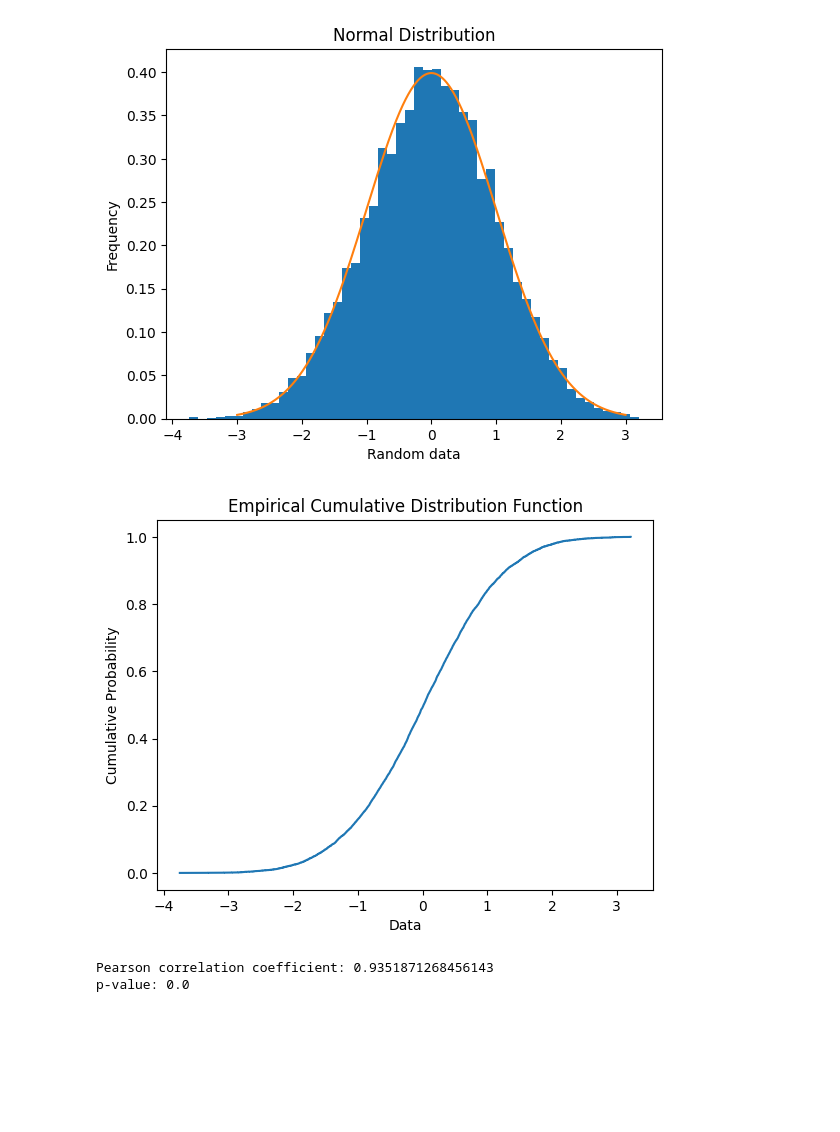
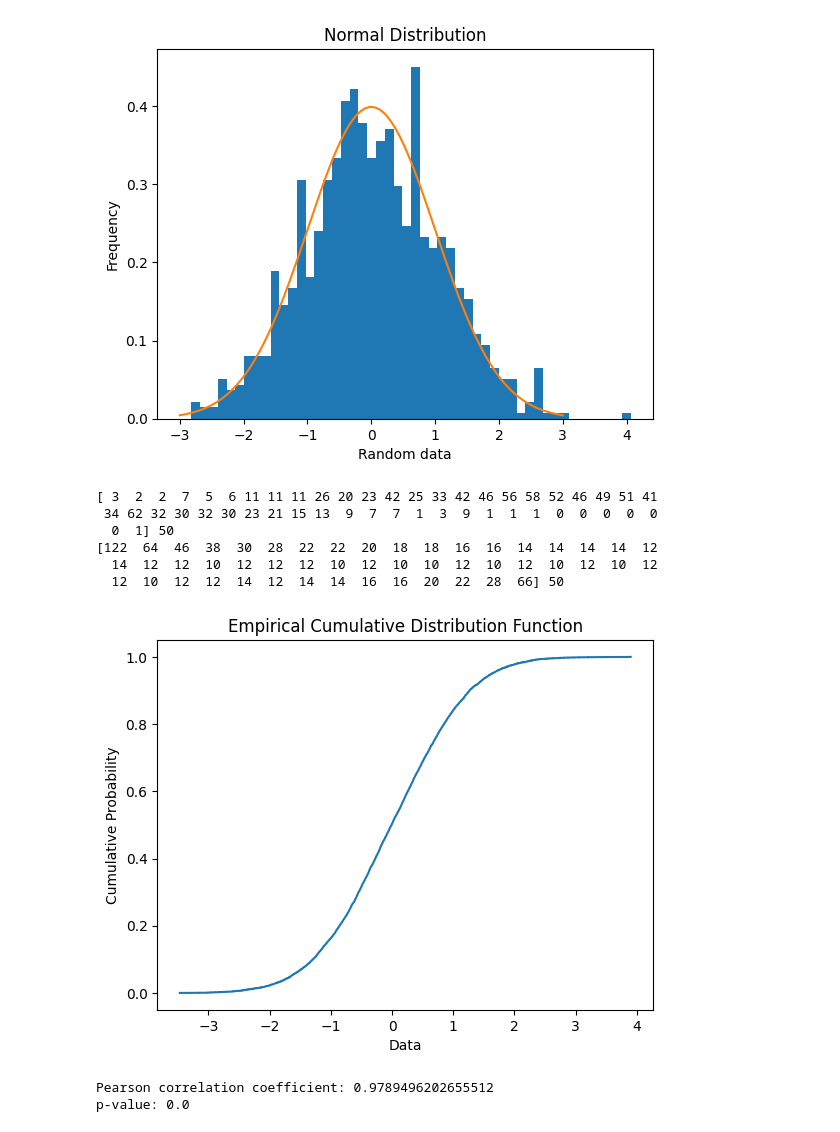
Before and after one commit to Timofey28/Information-Processing-Technologies, a Jupyter notebook: PZ_1/main.ipynb, the cells around one changed output. Saved outputs shown, nothing was run; the diff lists cells and outputs as text; code cells hidden in the pictures; blank space fills up the shorter version.

```diff
--- a/PZ_1/main.ipynb
+++ b/PZ_1/main.ipynb
@@ -38,29 +40,54 @@ temps = data.values
 # %%
 import matplotlib.pyplot as plt
 import numpy as np
 
 mean = 0
 std = 1
+sample_size = 1000
 
 # Generate random data
-random_data = np.random.normal(0, 1, 10000)
+random_data = np.random.normal(0, 1, sample_size)
 
 plt.hist(random_data, bins=50, density=True)
 plt.xlabel('Random data')
 plt.ylabel('Frequency')
 plt.title('Normal Distribution')
 
 # Generate x values for the normal distribution
-x = np.linspace(mean - 3*std, mean + 3*std, 10000)
+x = np.linspace(mean - 3*std, mean + 3*std, sample_size)
 
 # Calculate y values for the normal distribution
 y = (1/(std * np.sqrt(2*np.pi))) * np.exp(-0.5*((x-mean)/std)**2)
 
 # Plot the normal distribution
 plt.plot(x, y)
 plt.show()
 # %% [output]
-[figure, old version]
+[figure, new version]
+# %%
+from scipy.stats import chisquare
+
+# Observed frequencies
+observed_freq, _ = np.histogram(random_data, bins=50)
+
+# Expected frequencies based on the normal distribution
+expected_freq = np.histogram(x, bins=50)[0] * len(random_data)
+
+# Perform the Pearson chi-square test
+chi2, p_value = chisquare(observed_freq, expected_freq)
+
+# Check if the distribution is normal
+if p_value > 0.05:
+    print("The distribution is likely normal.")
+else:
+    print("The distribution is not likely normal.")
+# %% [output]
+[ 3  2  2  7  5  6 11 11 11 26 20 23 42 25 33 42 46 56 58 52 46 49 51 41
+ 34 62 32 30 32 30 23 21 15 13  9  7  7  1  3  9  1  1  1  0  0  0  0  0
+  0  1] 50
+[122  64  46  38  30  28  22  22  20  18  18  16  16  14  14  14  14  12
+  14  12  12  10  12  12  12  10  12  10  10  12  10  12  10  12  10  12
+  12  10  12  12  14  12  14  14  16  16  20  22  28  66] 50
 # %%
 import numpy as np
 import matplotlib.pyplot as plt
@@ -79,7 +106,7 @@ plt.ylabel('Cumulative Probability')
 plt.title('Empirical Cumulative Distribution Function')
 plt.show()
 # %% [output]
-[figure, old version]
+[figure, new version]
 # %%
 from scipy.stats import pearsonr
 import numpy as np
@@ -107,11 +134,11 @@ def p_value(correlation, n):
     return p
 
 # Calculate the correlation and p-value
-correlation = pearson_correlation(sorted_data, sorted(y))
+correlation = pearson_correlation(sorted_data, sorted(x))
 p_value = p_value(correlation, len(sorted_data))
 
 print("Pearson correlation coefficient:", correlation)
 print("p-value:", p_value)
 # %% [output]
-Pearson correlation coefficient: 0.9351871268456143
+Pearson correlation coefficient: 0.9789496202655512
 p-value: 0.0
```
Also changed, not shown: parts of 4 cells of this notebook, 5 other files.
